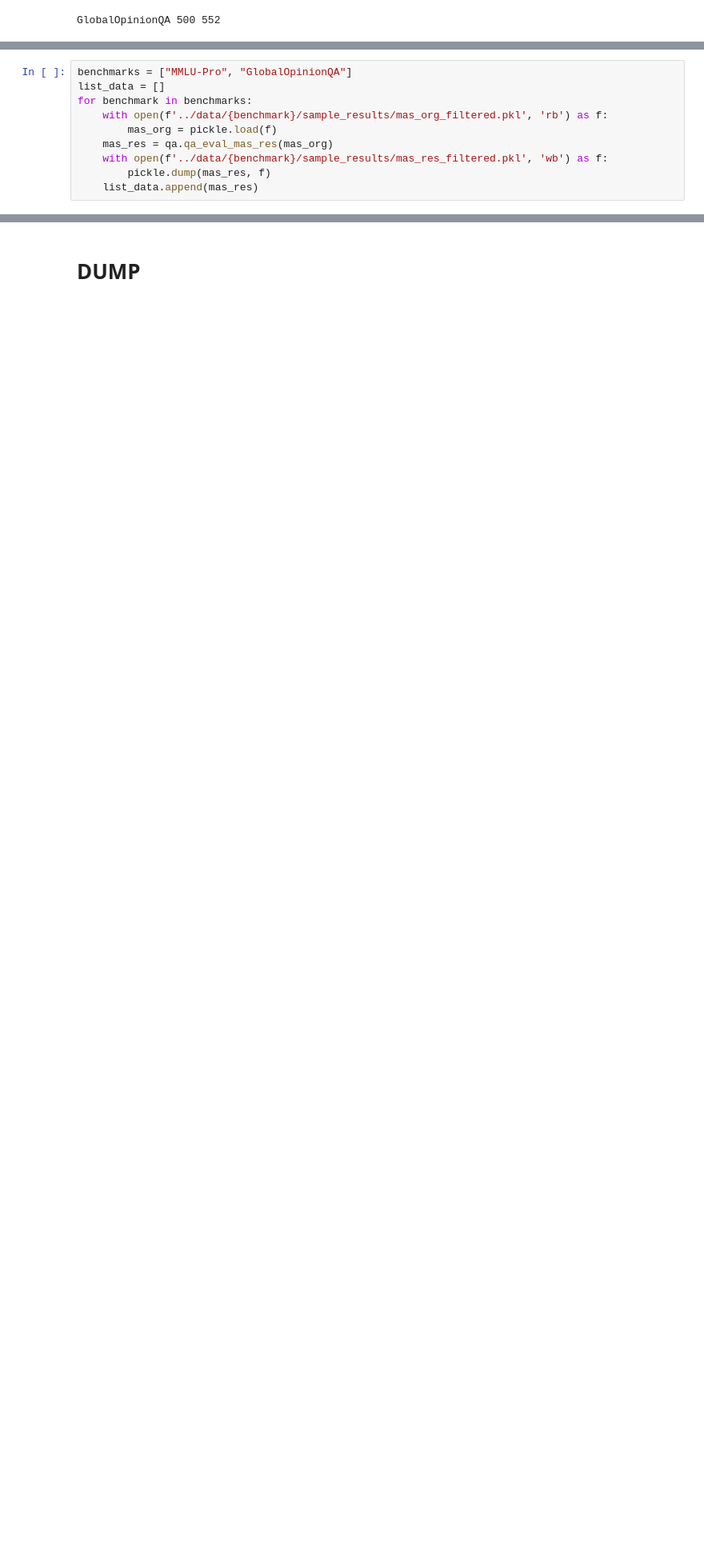
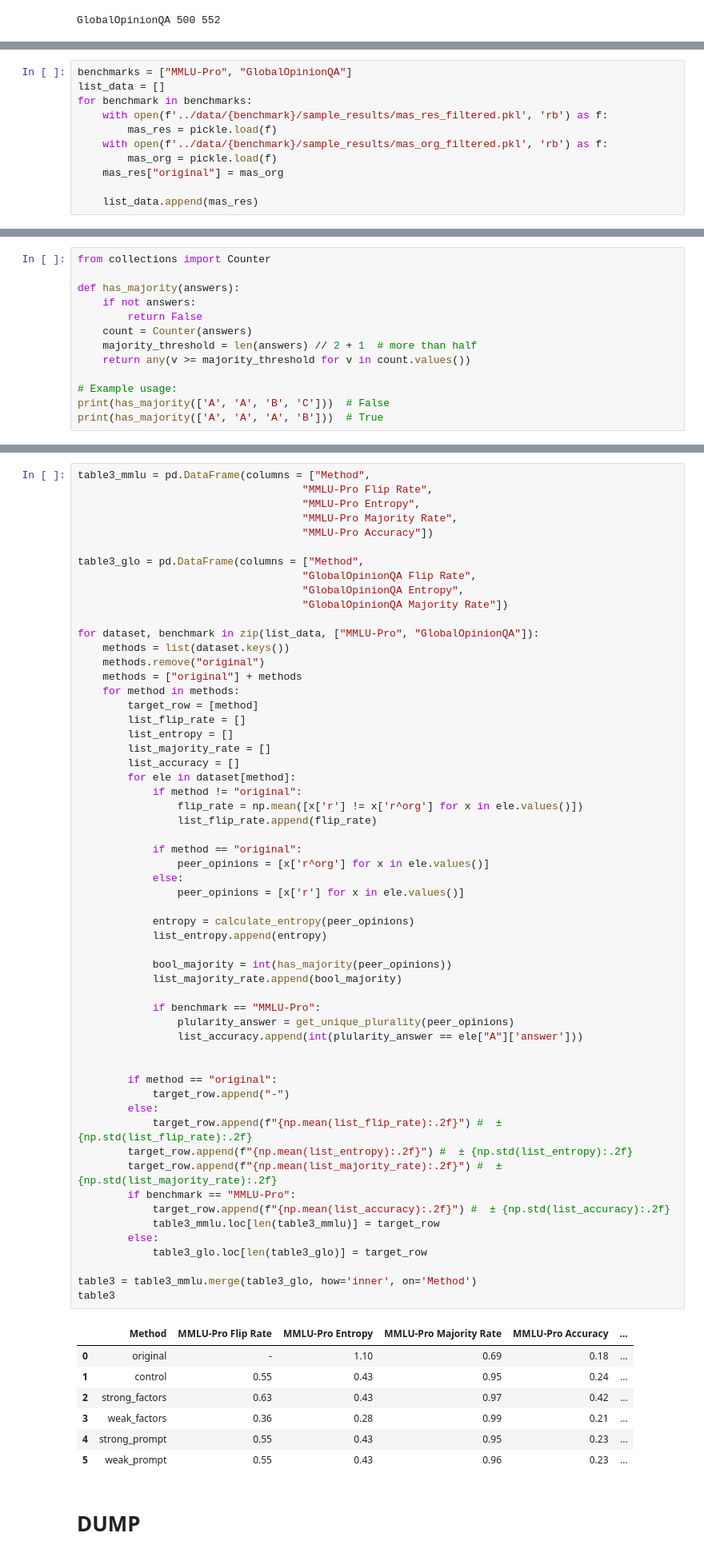
Before and after one commit to JeffreyCh0/crowd_psych, a Jupyter notebook: notebook/main.ipynb, the cells around one changed output, grey strips where cells are left out. Shown at 80% size. Drawn from its saved outputs; the diff is of its cells as text; blank space fills up the shorter version.

Commit message:
Table 3 Complete

```diff
--- a/notebook/main.ipynb
+++ b/notebook/main.ipynb
@@ -1742,9 +1730,10 @@ Entropy for SIQA: 0.07 ± 0.22
 benchmarks = ["MMLU-Pro", "GlobalOpinionQA"]
 list_data = []
 for benchmark in benchmarks:
+    with open(f'../data/{benchmark}/sample_results/mas_res_filtered.pkl', 'rb') as f:
+        mas_res = pickle.load(f)
     with open(f'../data/{benchmark}/sample_results/mas_org_filtered.pkl', 'rb') as f:
         mas_org = pickle.load(f)
-    mas_res = qa.qa_eval_mas_res(mas_org)
-    with open(f'../data/{benchmark}/sample_results/mas_res_filtered.pkl', 'wb') as f:
-        pickle.dump(mas_res, f)
+    mas_res["original"] = mas_org
+
     list_data.append(mas_res)
@@ -1770,0 +1742,13 @@ list_data[0]['control'][0]["A"]
+# %%
+from collections import Counter
+
+def has_majority(answers):
+    if not answers:
+        return False
+    count = Counter(answers)
+    majority_threshold = len(answers) // 2 + 1  # more than half
+    return any(v >= majority_threshold for v in count.values())
+
+# Example usage:
+print(has_majority(['A', 'A', 'B', 'C']))  # False
+print(has_majority(['A', 'A', 'A', 'B']))  # True
@@ -1771,3 +1783,68 @@ list_data[0]['control'][0]["A"]
+# %%
+table3_mmlu = pd.DataFrame(columns = ["Method",
+                                    "MMLU-Pro Flip Rate",
+                                    "MMLU-Pro Entropy",
+                                    "MMLU-Pro Majority Rate",
+                                    "MMLU-Pro Accuracy"])
+
+table3_glo = pd.DataFrame(columns = ["Method",
+                                    "GlobalOpinionQA Flip Rate",
+                                    "GlobalOpinionQA Entropy",
+                                    "GlobalOpinionQA Majority Rate"])
+
+for dataset, benchmark in zip(list_data, ["MMLU-Pro", "GlobalOpinionQA"]):
+    methods = list(dataset.keys())
+    methods.remove("original")
+    methods = ["original"] + methods
+    for method in methods:
+        target_row = [method]
+        list_flip_rate = []
+        list_entropy = []
+        list_majority_rate = []
+        list_accuracy = []
+        for ele in dataset[method]:
+            if method != "original":
+                flip_rate = np.mean([x['r'] != x['r^org'] for x in ele.values()])
+                list_flip_rate.append(flip_rate)
+
+            if method == "original":
+                peer_opinions = [x['r^org'] for x in ele.values()]
+            else:
+                peer_opinions = [x['r'] for x in ele.values()]
+
+            entropy = calculate_entropy(peer_opinions)
+            list_entropy.append(entropy)
+
+            bool_majority = int(has_majority(peer_opinions))
+            list_majority_rate.append(bool_majority)
+
+            if benchmark == "MMLU-Pro":
+                plularity_answer = get_unique_plurality(peer_opinions)
+                list_accuracy.append(int(plularity_answer == ele["A"]['answer']))
+
+
+        if method == "original":
+            target_row.append("-")
+        else:
+            target_row.append(f"{np.mean(list_flip_rate):.2f}") #  ± {np.std(list_flip_rate):.2f}
+        target_row.append(f"{np.mean(list_entropy):.2f}") #  ± {np.std(list_entropy):.2f}
+        target_row.append(f"{np.mean(list_majority_rate):.2f}") #  ± {np.std(list_majority_rate):.2f}
+        if benchmark == "MMLU-Pro":
+            target_row.append(f"{np.mean(list_accuracy):.2f}") #  ± {np.std(list_accuracy):.2f}
+            table3_mmlu.loc[len(table3_mmlu)] = target_row
+        else:
+            table3_glo.loc[len(table3_glo)] = target_row
+
+table3 = table3_mmlu.merge(table3_glo, how='inner', on='Method')
+table3
+# %% [output]
+|  | Method | MMLU-Pro Flip Rate | MMLU-Pro Entropy | MMLU-Pro Majority Rate | MMLU-Pro Accuracy | ... |
+| 0 | original | - | 1.10 | 0.69 | 0.18 | ... |
+| 1 | control | 0.55 | 0.43 | 0.95 | 0.24 | ... |
+| 2 | strong_factors | 0.63 | 0.43 | 0.97 | 0.42 | ... |
+| 3 | weak_factors | 0.36 | 0.28 | 0.99 | 0.21 | ... |
+| 4 | strong_prompt | 0.55 | 0.43 | 0.95 | 0.23 | ... |
+| 5 | weak_prompt | 0.55 | 0.43 | 0.96 | 0.23 | ... |
 # %% [markdown]
 # DUMP
 # %% [markdown]
```
Also changed, not shown: parts of 7 cells of this notebook.
